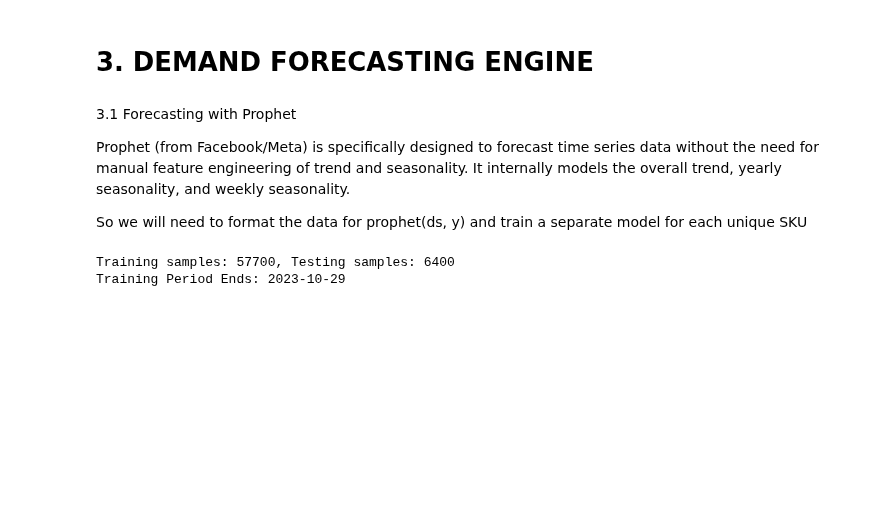
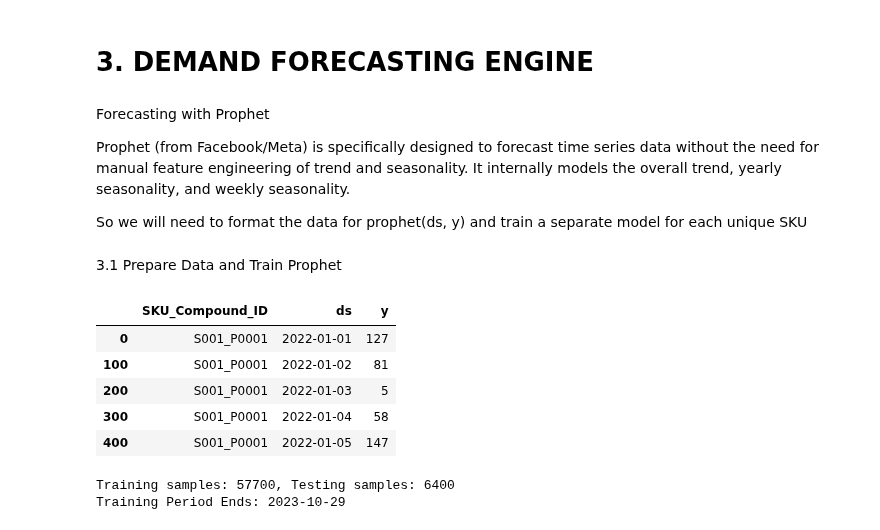
Before and after one commit to Brendatracy-miriti/Inventory_reorder_system, a Jupyter notebook: Notebook/inventory_reorder_system.ipynb, the cells around one changed output. Saved outputs shown, nothing was run; the diff lists cells and outputs as text; code cells hidden in the pictures; blank space fills up the shorter version.

Commit message:
renamed date as ds and units sold as y basically the target variable

```diff
--- a/Notebook/inventory_reorder_system.ipynb
+++ b/Notebook/inventory_reorder_system.ipynb
@@ -152,11 +150,25 @@ except Exception as e:
 # %% [markdown]
 # 3. DEMAND FORECASTING ENGINE
 # %% [markdown]
-3.1 Forecasting with Prophet
+Forecasting with Prophet
 
 Prophet (from Facebook/Meta) is specifically designed to forecast time series data without the need for manual feature engineering of trend and seasonality. It internally models the overall trend, yearly seasonality, and weekly seasonality.
 
 So we will need to format the data for prophet(ds, y) and train a separate model for each unique SKU
+# %% [markdown]
+3.1 Prepare Data and Train Prophet
+# %%
+#We need 'Date' (as 'ds') and 'Units Sold' (as 'y').
+prophet_data = data[['SKU_Compound_ID', 'Date', 'Units Sold']].copy()
+prophet_data.rename(columns={'Date': 'ds', 'Units Sold': 'y'}, inplace=True)
+prophet_data.head()
+# %% [output]
+|  | SKU_Compound_ID | ds | y |
+| 0 | S001_P0001 | 2022-01-01 | 127 |
+| 100 | S001_P0001 | 2022-01-02 | 81 |
+| 200 | S001_P0001 | 2022-01-03 | 5 |
+| 300 | S001_P0001 | 2022-01-04 | 58 |
+| 400 | S001_P0001 | 2022-01-05 | 147 |
 # %%
 TARGET = 'Units Sold'
 
```
Also changed, not shown: parts of 4 cells of this notebook.
